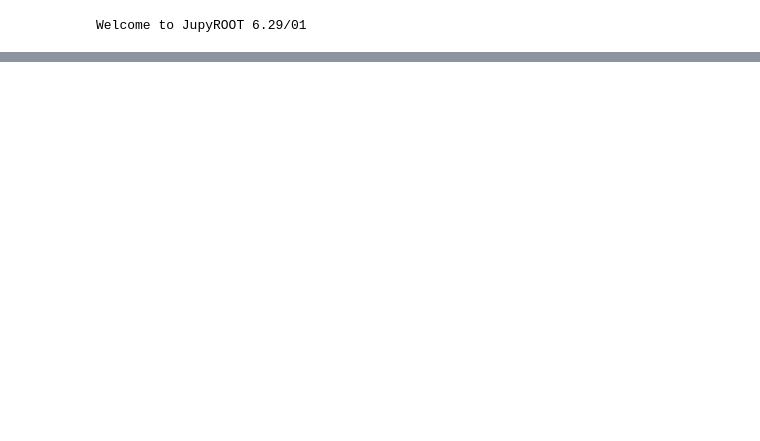
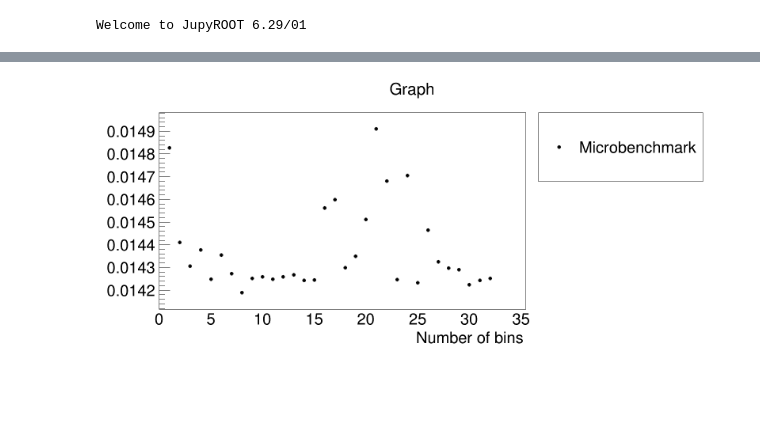
Before and after one commit to jolly-chen/msc-project, a Jupyter notebook: cpu-sequential/validation.ipynb, the cells around one changed output, grey strips where cells are left out. Saved outputs shown, nothing was run; the diff lists cells and outputs as text; code cells hidden in the pictures; blank space fills up the shorter version.

```diff
--- a/cpu-sequential/validation.ipynb
+++ b/cpu-sequential/validation.ipynb
@@ -101,0 +232,3 @@ p2                        =   0.00286851   +/-   0.000246142
+# %%
+fb_df = df[df["func_name"] == "Histogram"]
+fb_df
@@ -101,0 +253,51 @@ p2                        =   0.00286851   +/-   0.000246142
+# %%
+def f_fb(fixed, bulksize):
+    if fixed:
+        return bulksize * (T_alg1_16 + T_alg1_23)
+    return bulksize * (T_alg1_18 + T_alg1_23)
+
+w = 1600
+h = 900
+c = ROOT.TCanvas("c1", title, w, h)
+c.SetRightMargin(0.32)
+c.SetBottomMargin(0.33)
+
+l = ROOT.TLegend(0.7, 0.7, 0.96, 0.9)
+l.SetTextSize(0.05)
+
+# model_fb = ROOT.TF1("f_bs", f_bs, fb_df["param"].min(), fb_df["param"].max(), 3)
+# fit = g.Fit(model_fb, "", "", 10e-3, 40e4)
+# l.AddEntry(model_fb, "Fit")
+
+g = ROOT.TGraph(len(fb_df["param"]), fb_df["param"].values, fb_df["real_time"].values)
+g.SetMarkerSize(1)
+g.SetMarkerStyle(8)
+l.AddEntry(g, "Microbenchmark", "p")
+
+xaxis = g.GetXaxis()
+xaxis.SetTitle("Number of bins")
+# xaxis.SetTitleOffset(3)
+xaxis.SetTitleSize(0.05)
+xaxis.SetTickSize(0)
+xaxis.SetLabelSize(0.05)
+xaxis.LabelsOption("vM")
+xaxis.SetRangeUser(0, 5*10e3)
+
+yaxis = g.GetYaxis()
+yaxis.SetTitle(f"Time ({list(bs_df['time_unit'])[0]}")
+yaxis.SetTitleSize(0.05)
+yaxis.SetLabelSize(0.05)
+# yaxis.SetRangeUser(0, 0.4)
+
+
+# model_bs.Draw("C")
+g.Draw("APSAME")
+
+# title="Calibration of T_{bs}"
+# model_bs.SetTitle(title)
+
+l.Draw()
+c.Draw()
+# ROOT.gPad.Modified(); ROOT.gPad.Update()
+# %% [output]
+[figure, added]
```
Also changed, not shown: parts of 13 cells of this notebook, 5 other files.
